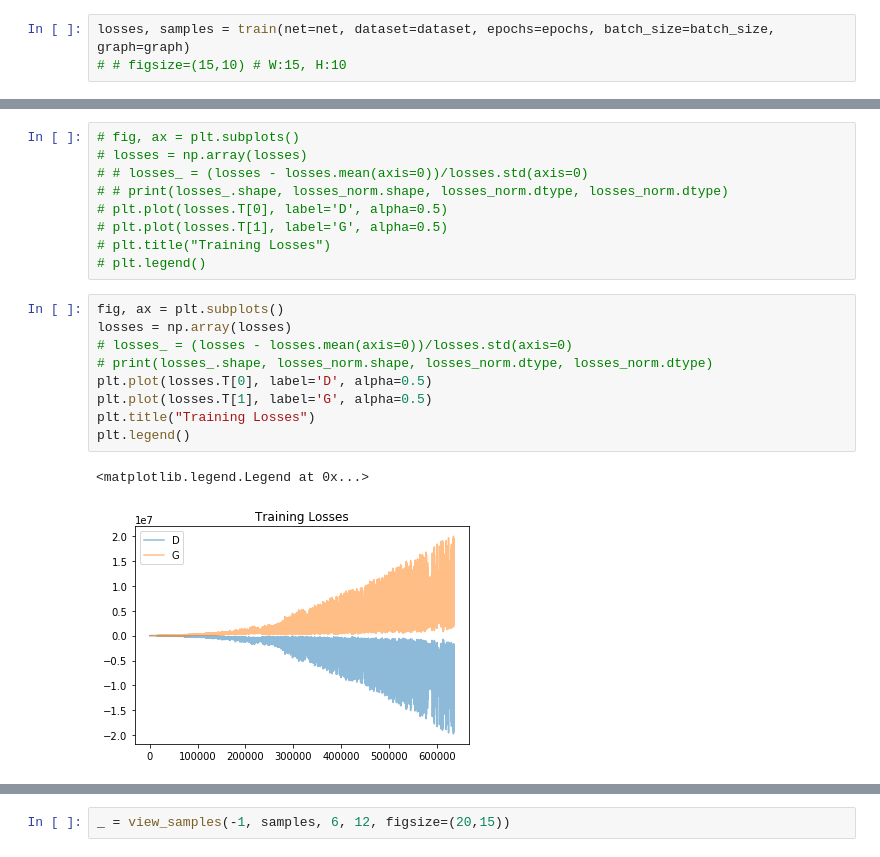
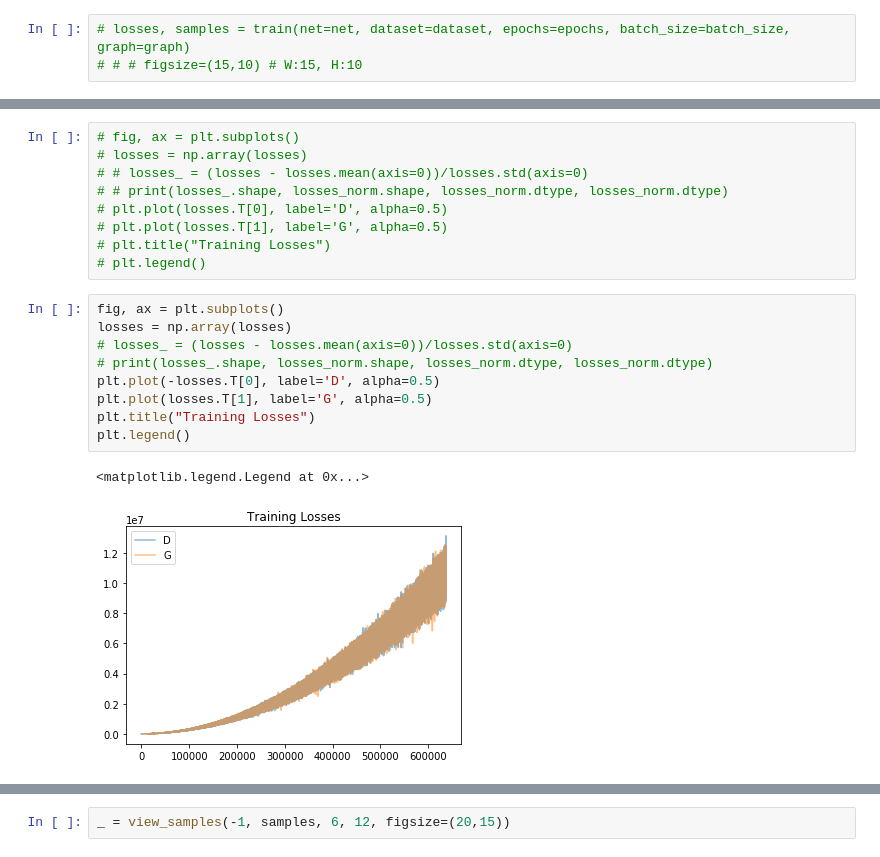
Before and after one commit to arasdar/GAN, a Jupyter notebook: AE-WGAN.ipynb, the cells around one changed output, grey strips where cells are left out. Drawn from its saved outputs; the diff is of its cells as text.

```diff
--- a/AE-WGAN.ipynb
+++ b/AE-WGAN.ipynb
@@ -557,5 +557,5 @@ dataset.test_y.shape, dataset.test_y.dtype
 # %% [output]
 ((13016, 1), dtype('uint8'))
 # %%
-losses, samples = train(net=net, dataset=dataset, epochs=epochs, batch_size=batch_size, graph=graph)
-# # figsize=(15,10) # W:15, H:10
+# losses, samples = train(net=net, dataset=dataset, epochs=epochs, batch_size=batch_size, graph=graph)
+# # # figsize=(15,10) # W:15, H:10
@@ -580,12 +582,12 @@ losses, samples = train(net=net, dataset=dataset, epochs=epochs, batch_size=batc
 # %%
 fig, ax = plt.subplots()
 losses = np.array(losses)
 # losses_ = (losses - losses.mean(axis=0))/losses.std(axis=0)
 # print(losses_.shape, losses_norm.shape, losses_norm.dtype, losses_norm.dtype)
-plt.plot(losses.T[0], label='D', alpha=0.5)
+plt.plot(-losses.T[0], label='D', alpha=0.5)
 plt.plot(losses.T[1], label='G', alpha=0.5)
 plt.title("Training Losses")
 plt.legend()
 # %% [output]
 <matplotlib.legend.Legend at 0x...>
-[figure, old version]
+[figure, new version]
```
Also changed, not shown: parts of 8 cells of this notebook.
